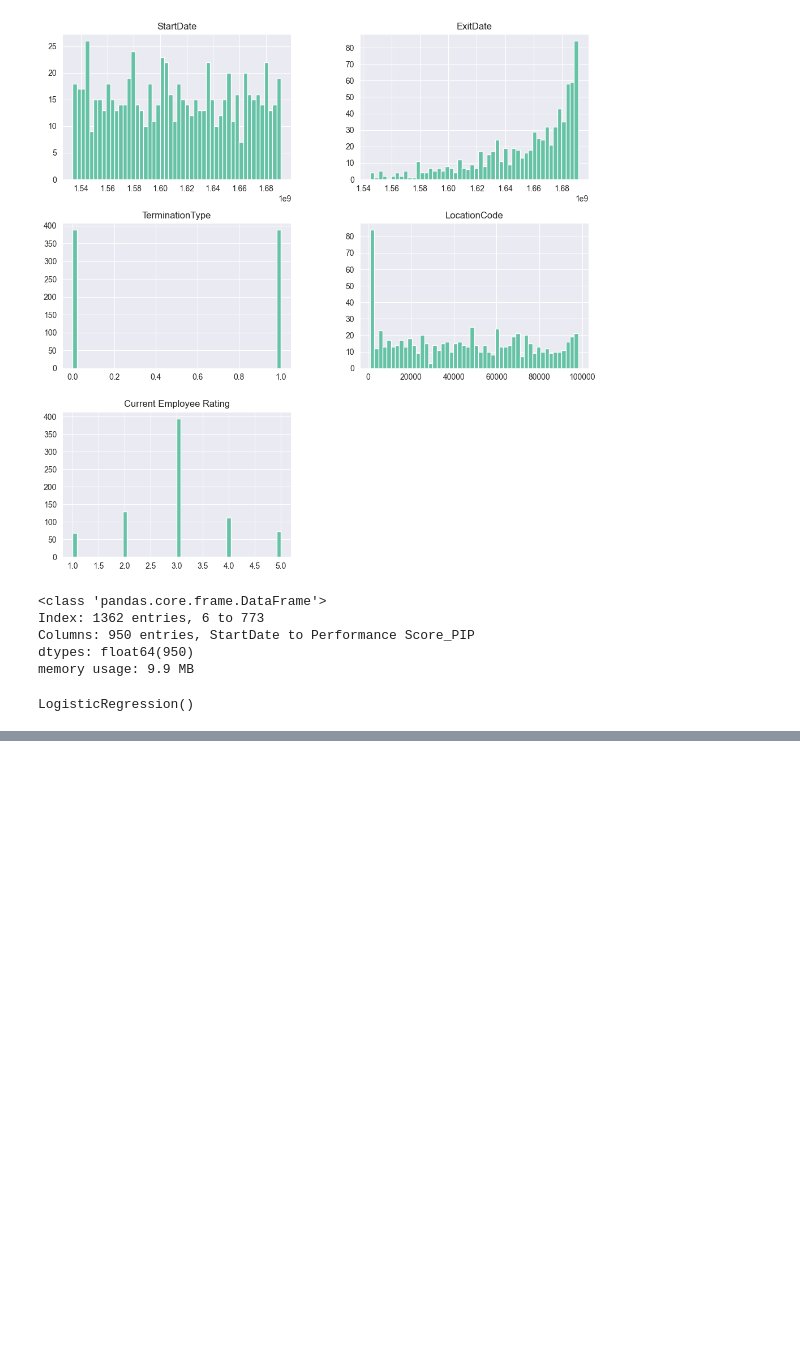
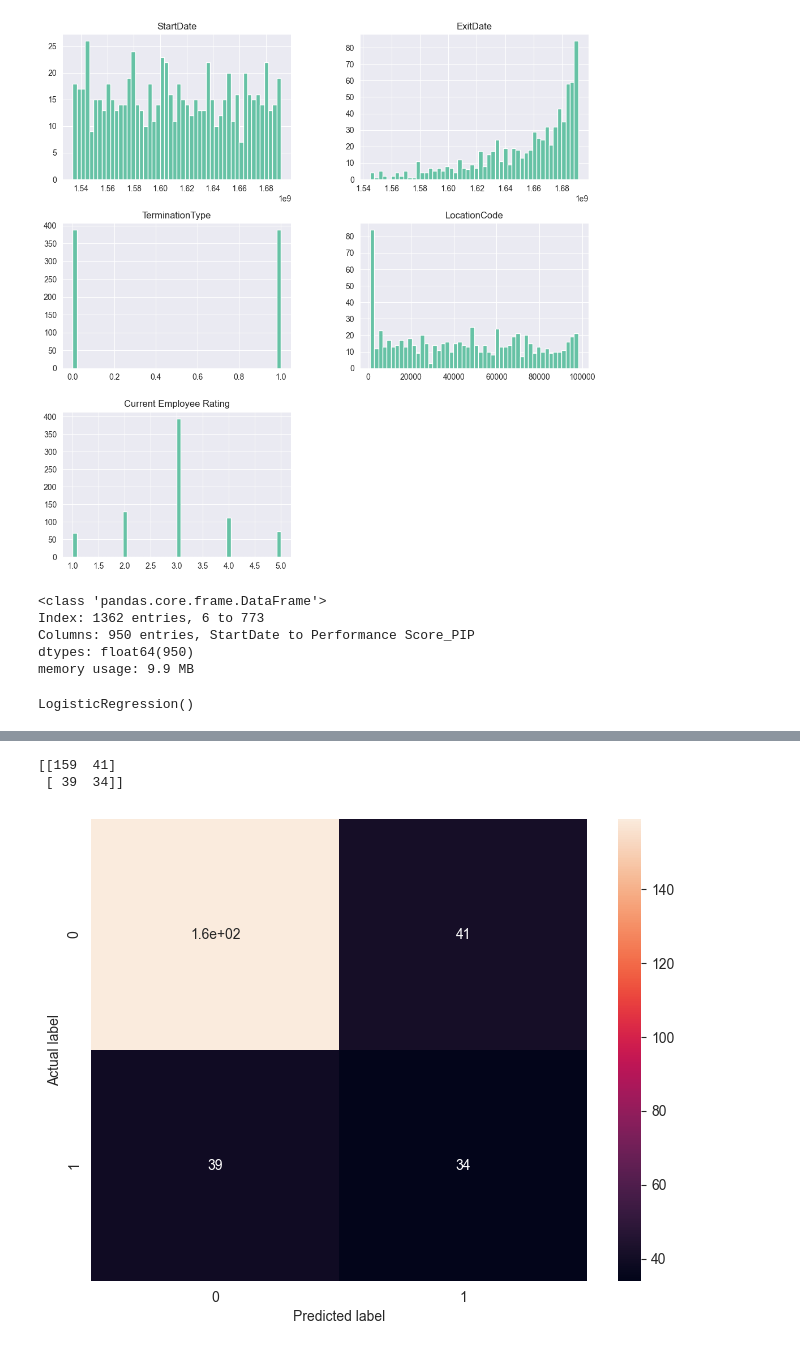
Before and after one commit to sthasangam/ML-Project, a Jupyter notebook: layoffproject.ipynb, the cells around one changed output, grey strips where cells are left out. Cells and saved outputs as stored; diff of their text form; code cells hidden in the pictures; blank space fills up the shorter version.

```diff
--- a/layoffproject.ipynb
+++ b/layoffproject.ipynb
@@ -388,3 +388,6 @@ logre = LogisticRegression()
 logre.fit(X_train,y_train)
 # %% [output]
 LogisticRegression()
+# %%
+# predicting the class for the test data
+y_pred = logre.predict(X_test)
@@ -390,0 +446,12 @@ LogisticRegression()
+# %%
+from sklearn.metrics import confusion_matrix
+plt.figure(figsize=(8,6))
+
+print(confusion_matrix(y_test,y_pred))
+sns.heatmap(confusion_matrix(y_test,y_pred),annot=True)
+plt.ylabel('Actual label');
+plt.xlabel('Predicted label');
+# %% [output]
+[[159  41]
+ [ 39  34]]
+[figure, added]
```
Also changed, not shown: parts of 6 cells of this notebook.
